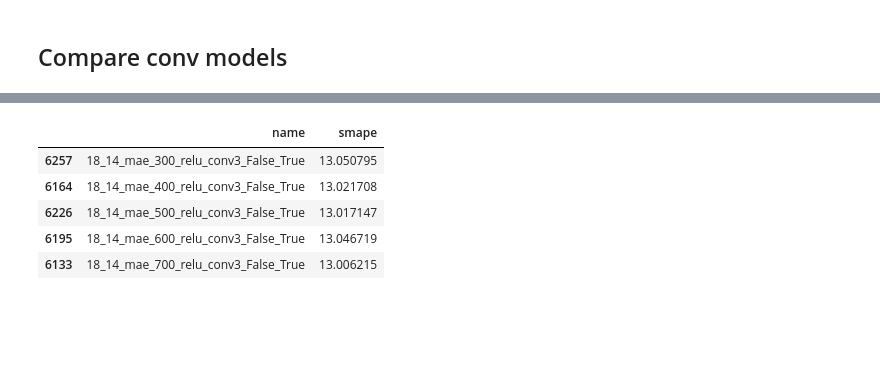
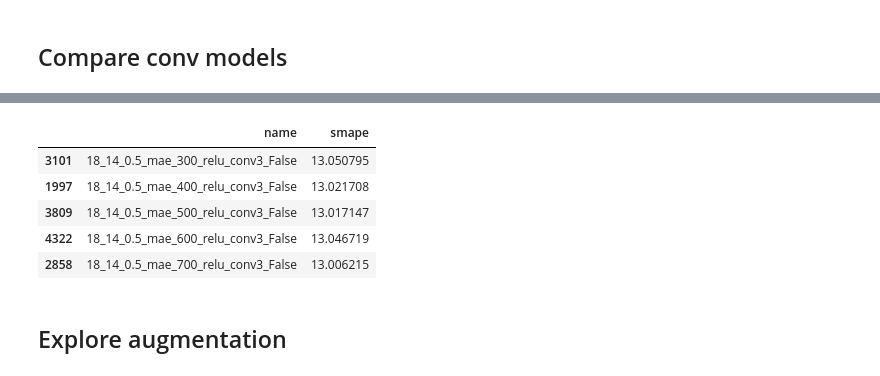
Before and after one commit to djib2011/forecasting, a Jupyter notebook: analysis/explore_results_ensemble.ipynb, the cells around one changed output, grey strips where cells are left out. Saved outputs shown, nothing was run; the diff lists cells and outputs as text; code cells hidden in the pictures; blank space fills up the shorter version.

```diff
--- a/analysis/explore_results_ensemble.ipynb
+++ b/analysis/explore_results_ensemble.ipynb
@@ -295,9 +280,11 @@ add_benchmarks()
 # %%
-df[(df['model_type'] == 'conv3') & (df['aug'] == True)].sort_values('bottleneck_size').loc[:, ['name', 'smape']]
+df[(df['model_type'] == 'conv3') & (df['aug'] == 0.5)].sort_values('bottleneck_size').loc[:, ['name', 'smape']]
 # %% [output]
 |  | name | smape |
-| 6257 | 18_14_mae_300_relu_conv3_False_True | 13.050795 |
-| 6164 | 18_14_mae_400_relu_conv3_False_True | 13.021708 |
-| 6226 | 18_14_mae_500_relu_conv3_False_True | 13.017147 |
-| 6195 | 18_14_mae_600_relu_conv3_False_True | 13.046719 |
-| 6133 | 18_14_mae_700_relu_conv3_False_True | 13.006215 |
+| 3101 | 18_14_0.5_mae_300_relu_conv3_False | 13.050795 |
+| 1997 | 18_14_0.5_mae_400_relu_conv3_False | 13.021708 |
+| 3809 | 18_14_0.5_mae_500_relu_conv3_False | 13.017147 |
+| 4322 | 18_14_0.5_mae_600_relu_conv3_False | 13.046719 |
+| 2858 | 18_14_0.5_mae_700_relu_conv3_False | 13.006215 |
+# %% [markdown]
+## Explore augmentation
```
Also changed, not shown: parts of 23 cells of this notebook.
